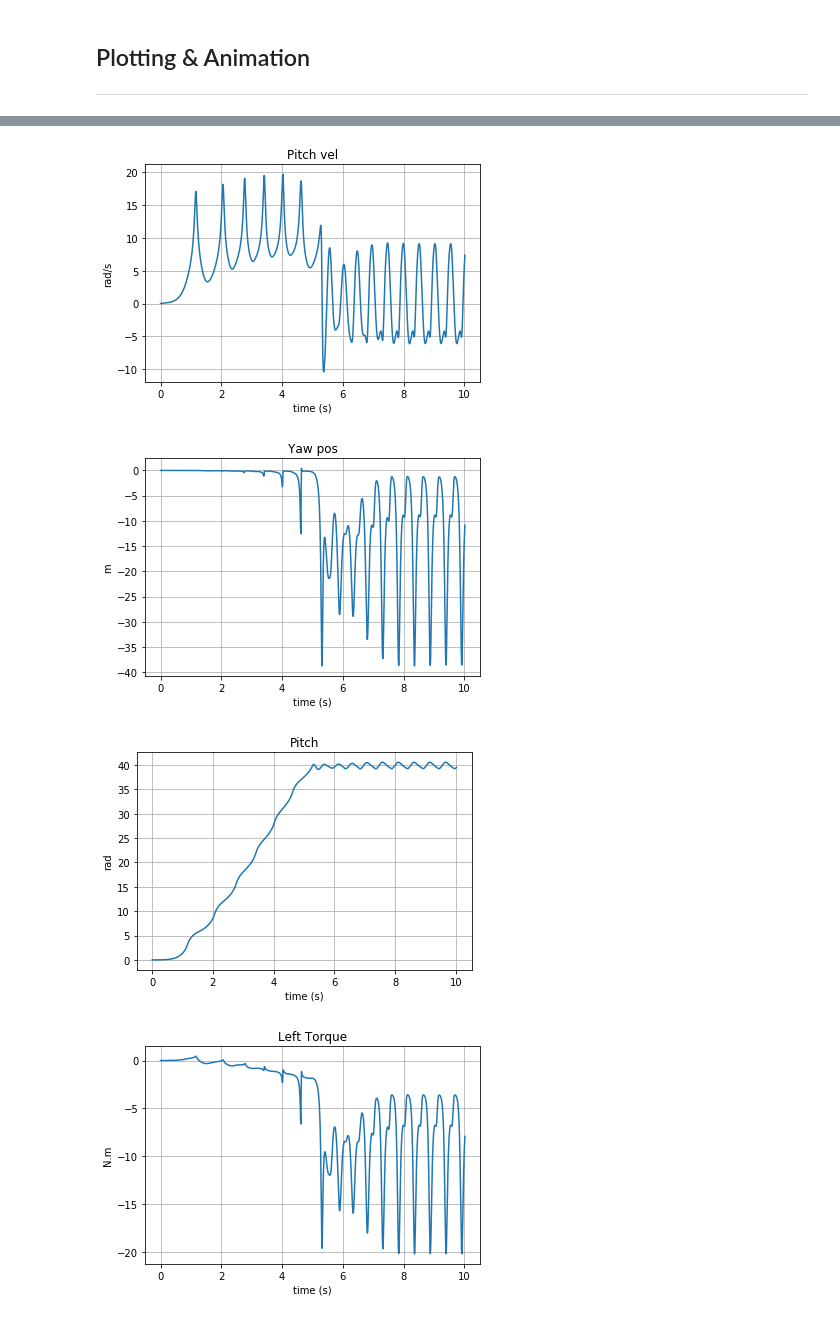
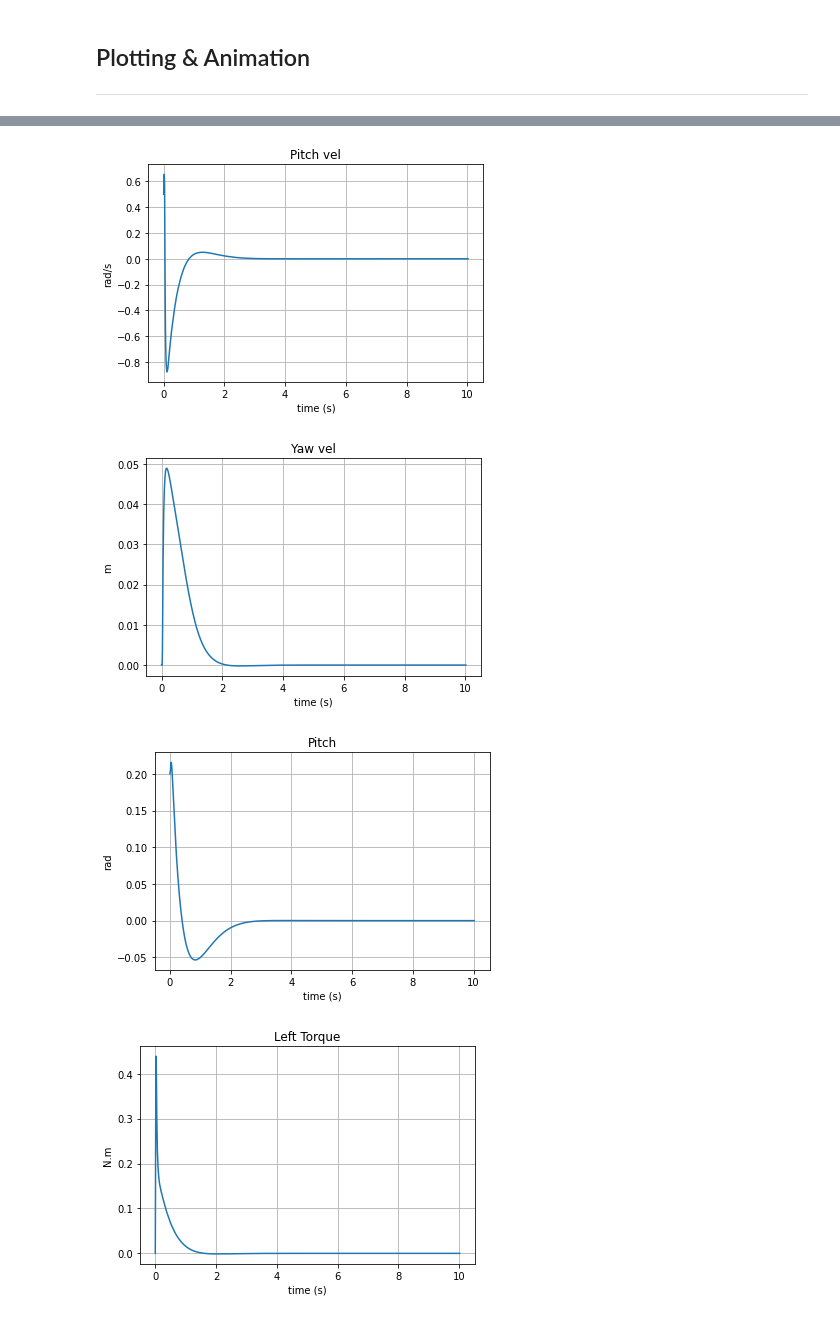
Before and after one commit to Brazilian-Institute-of-Robotics/bir_bbot, a Jupyter notebook: Model_simulation/control_notebook.ipynb, the cells around one changed output, grey strips where cells are left out. Drawn from its saved outputs; the diff is of its cells as text; code cells hidden in the pictures.

```diff
--- a/Model_simulation/control_notebook.ipynb
+++ b/Model_simulation/control_notebook.ipynb
@@ -312,7 +279,7 @@ $\displaystyle \left[\begin{matrix}- \frac{0.0002223981974 \left(20.0 T_{L} + 20
 # %%
 from scipy import integrate
 
-state_initial_conditions = [0,0.01,0,0.01]
+state_initial_conditions = [0,0.5,0,0.2]
 initial_inputs = [0,0]
 t0 = 0
 
@@ -330,15 +300,18 @@ func_jac = lambdify([t, reduced_state_vec, u],jac2sim,'numpy')
 
 simulator = integrate.ode(func)                           # Ode class object used for simulation
 simulator.set_initial_value(state_initial_conditions, t0)           # Set initial consitions of the system
-simulator.set_integrator('vode',method= 'bdf',order=5)
+simulator.set_integrator('vode')
 simulator.set_f_params(initial_inputs)                              # Set the initial inputs (wheel torques) values in the system
 simulator.set_jac_params(initial_inputs)                            # Set the initial inputs (wheel torques) values in the jacobian
+
+K_dlqr = np.array([[-0.355528,  -0.247674,  -0.011987,  -1.371574],
+                   [-0.364874,  -0.255737,   0.011557,  -1.408198]]) # K matrix calculated by the discrete LQR algorithm using Octave
 
 def call_controller(current_states):                                # Function to call the controller
     # control_states = np.zeros((4,))
     # control_states[0:3] = current_states[0:3]
     # control_states[3] = current_states[4]
-    current_inputs = np.matmul(-1*K_lqr,current_states).reshape(2,1)
+    current_inputs = np.matmul(-1*K_dlqr,current_states).reshape(2,1)
     # print(current_inputs,current_inputs.shape)
     return current_inputs
 
@@ -382,4 +355,6 @@ print(simulator.get_return_code())
 # history_file.write(str(time_history))
 # history_file.write("\n")
 # history_file.write(str(list(history)))
+
+x_pos = integrate.cumtrapz(y = history[0,:],x = time_history,initial=0) # Integrate the Velocity values to get position information
 # %% [output]
@@ -410,7 +379,7 @@ plt.grid()
 
 fig3 = plt.figure()
 plt.plot(time_history,history[2,:])
-plt.title("Yaw pos")
+plt.title("Yaw vel")
 plt.xlabel("time (s)")
 plt.ylabel("m")
 plt.grid()
@@ -428,4 +397,18 @@ plt.title("Left Torque")
 plt.xlabel("time (s)")
 plt.ylabel("N.m")
 plt.grid()
+
+fig6 = plt.figure()
+plt.plot(time_history,input_history[1,:])
+plt.title("Right Torque")
+plt.xlabel("time (s)")
+plt.ylabel("N.m")
+plt.grid()
+
+fig7 = plt.figure()
+plt.plot(time_history,x_pos)
+plt.title("X positions")
+plt.xlabel("time (s)")
+plt.ylabel("m")
+plt.grid()
 # %% [output]
@@ -433,4 +416,4 @@ plt.grid()
-[figure, old version]
+[figure, new version]
-[figure, old version]
+[figure, new version]
-[figure, old version]
+[figure, new version]
-[figure, old version]
+[figure, new version]
```
Also changed, not shown: parts of 35 cells of this notebook, 3 other files.
